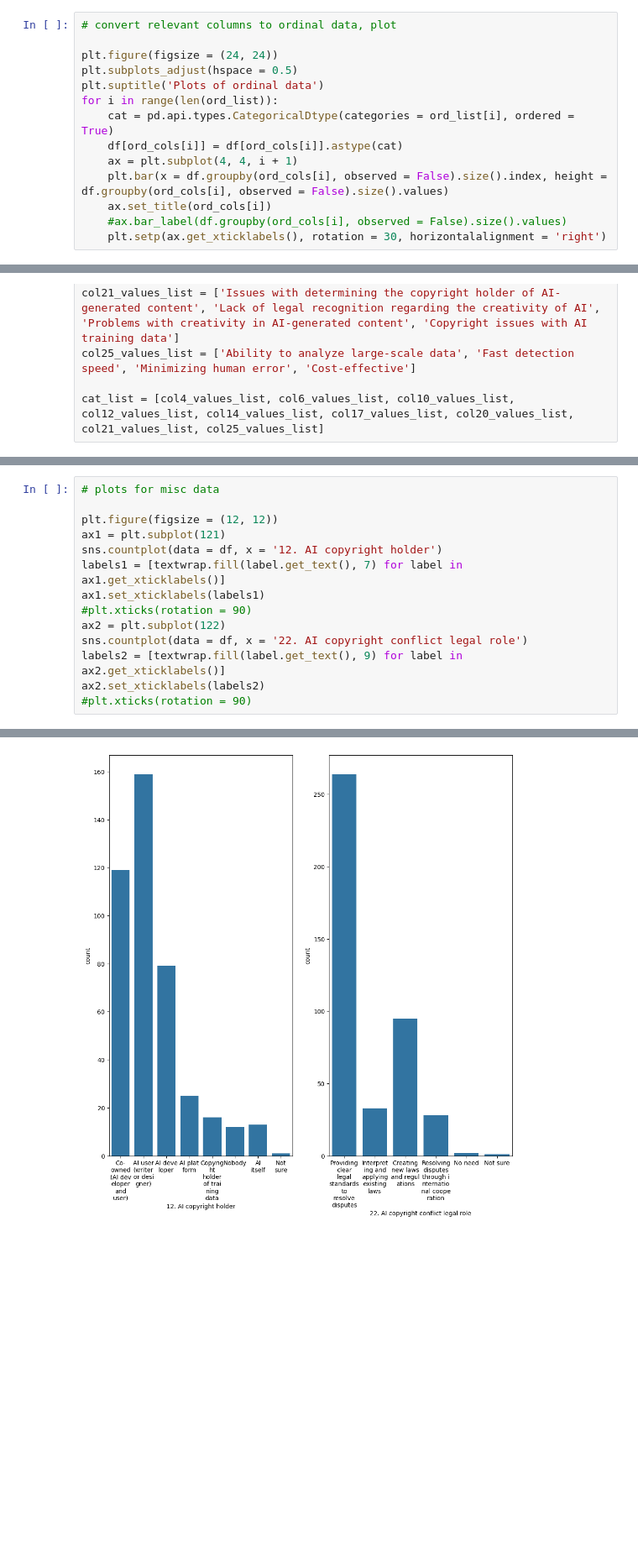
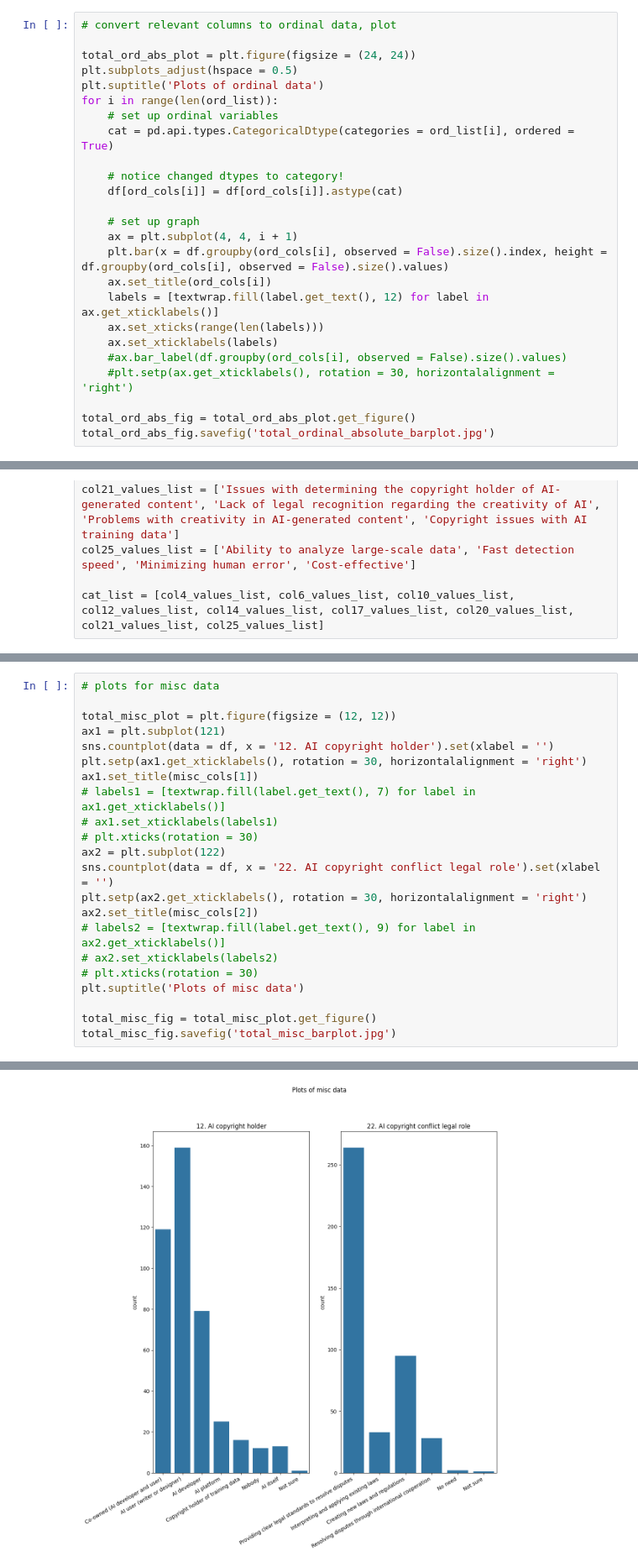
Before and after one commit to gh-koh/Hongik-Project, a Jupyter notebook: HongikProject.ipynb, the cells around one changed output, grey strips where cells are left out. Shown at 84% size. Cells and saved outputs as stored; diff of their text form; blank space fills up the shorter version.

```diff
--- a/HongikProject.ipynb
+++ b/HongikProject.ipynb
@@ -425,15 +426,26 @@ Text(0.5, 1.0, 'Bar plot for nationality of survey respondents')
 # %%
 # convert relevant columns to ordinal data, plot
 
-plt.figure(figsize = (24, 24))
+total_ord_abs_plot = plt.figure(figsize = (24, 24))
 plt.subplots_adjust(hspace = 0.5)
 plt.suptitle('Plots of ordinal data')
 for i in range(len(ord_list)):
+    # set up ordinal variables
     cat = pd.api.types.CategoricalDtype(categories = ord_list[i], ordered = True)
+
+    # notice changed dtypes to category!
     df[ord_cols[i]] = df[ord_cols[i]].astype(cat)
+
+    # set up graph
     ax = plt.subplot(4, 4, i + 1)
     plt.bar(x = df.groupby(ord_cols[i], observed = False).size().index, height = df.groupby(ord_cols[i], observed = False).size().values)
     ax.set_title(ord_cols[i])
+    labels = [textwrap.fill(label.get_text(), 12) for label in ax.get_xticklabels()]
+    ax.set_xticks(range(len(labels)))
+    ax.set_xticklabels(labels)
     #ax.bar_label(df.groupby(ord_cols[i], observed = False).size().values)
-    plt.setp(ax.get_xticklabels(), rotation = 30, horizontalalignment = 'right')
+    #plt.setp(ax.get_xticklabels(), rotation = 30, horizontalalignment = 'right')
+
+total_ord_abs_fig = total_ord_abs_plot.get_figure()
+total_ord_abs_fig.savefig('total_ordinal_absolute_barplot.jpg')
 # %% [output]
@@ -479,15 +501,23 @@ for i in range(len(cat_list)):
 # %%
 # plots for misc data
 
-plt.figure(figsize = (12, 12))
+total_misc_plot = plt.figure(figsize = (12, 12))
 ax1 = plt.subplot(121)
-sns.countplot(data = df, x = '12. AI copyright holder')
-labels1 = [textwrap.fill(label.get_text(), 7) for label in ax1.get_xticklabels()]
-ax1.set_xticklabels(labels1)
-#plt.xticks(rotation = 90)
+sns.countplot(data = df, x = '12. AI copyright holder').set(xlabel = '')
+plt.setp(ax1.get_xticklabels(), rotation = 30, horizontalalignment = 'right')
+ax1.set_title(misc_cols[1])
+# labels1 = [textwrap.fill(label.get_text(), 7) for label in ax1.get_xticklabels()]
+# ax1.set_xticklabels(labels1)
+# plt.xticks(rotation = 30)
 ax2 = plt.subplot(122)
-sns.countplot(data = df, x = '22. AI copyright conflict legal role')
-labels2 = [textwrap.fill(label.get_text(), 9) for label in ax2.get_xticklabels()]
-ax2.set_xticklabels(labels2)
-#plt.xticks(rotation = 90)
+sns.countplot(data = df, x = '22. AI copyright conflict legal role').set(xlabel = '')
+plt.setp(ax2.get_xticklabels(), rotation = 30, horizontalalignment = 'right')
+ax2.set_title(misc_cols[2])
+# labels2 = [textwrap.fill(label.get_text(), 9) for label in ax2.get_xticklabels()]
+# ax2.set_xticklabels(labels2)
+# plt.xticks(rotation = 30)
+plt.suptitle('Plots of misc data')
+
+total_misc_fig = total_misc_plot.get_figure()
+total_misc_fig.savefig('total_misc_barplot.jpg')
 # %% [output]
@@ -500,4 +524,4 @@ ax2.set_xticklabels(labels2)
-[figure, old version]
+[figure, new version]
 # %%
 # plot ordinal data by country
 
```
Also changed, not shown: parts of 28 cells of this notebook.
